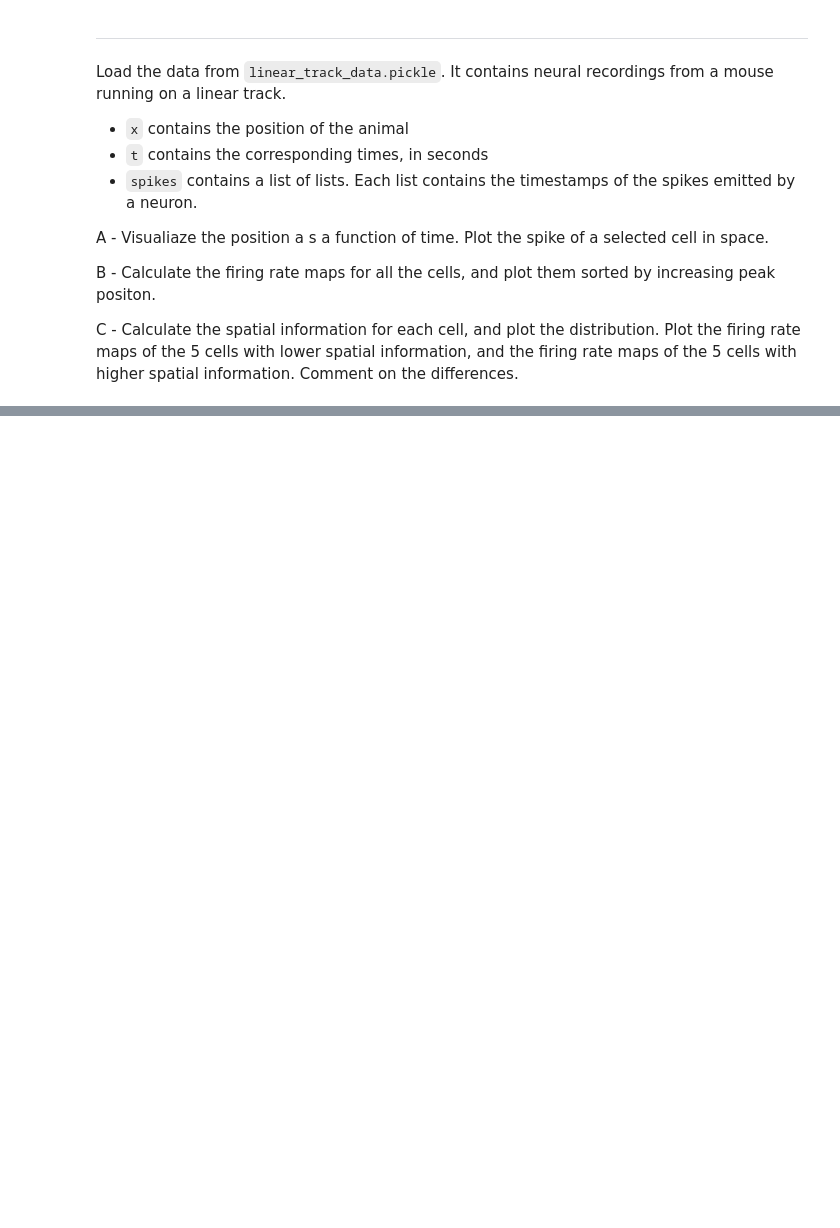
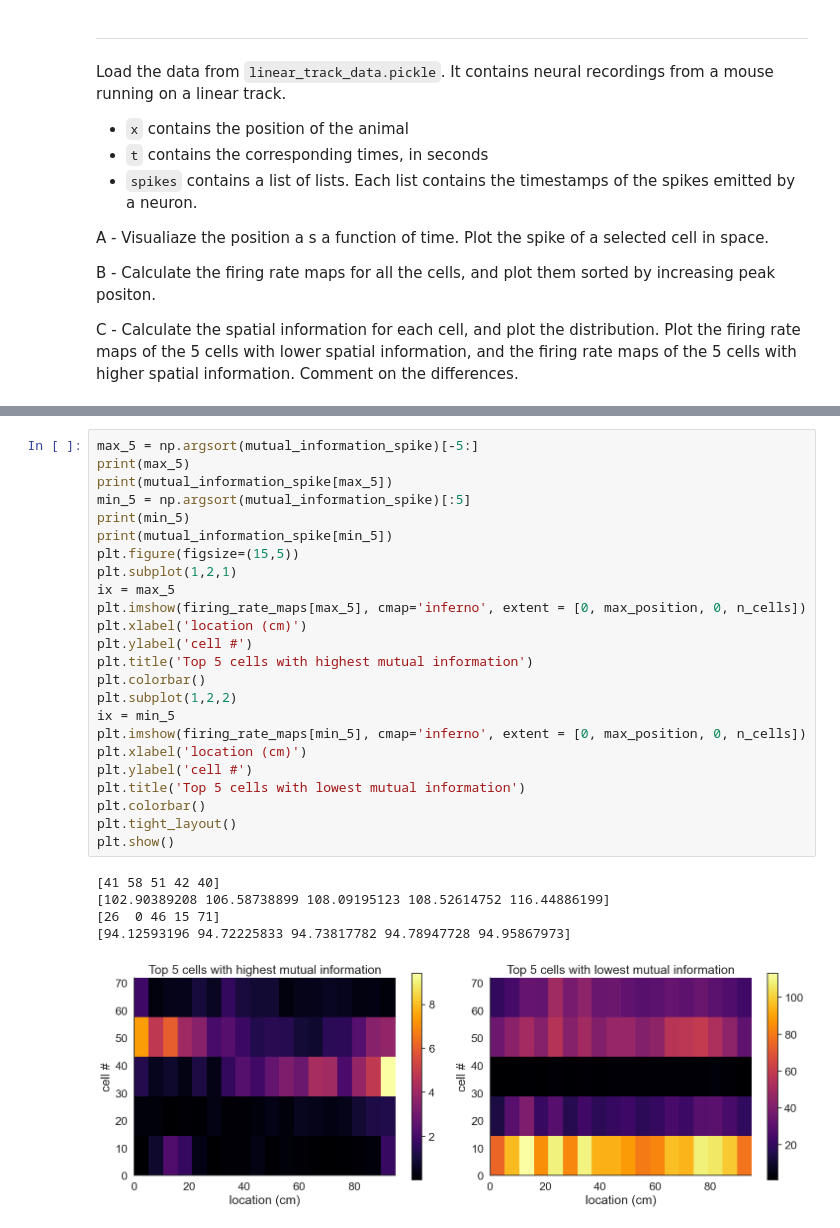
Before and after one commit to RubenVersteeg/neuroanalysis, a Jupyter notebook: single-cell-analysis-master/01-tuning-curves/exercises.ipynb, the cells around one changed output, grey strips where cells are left out. Cells and saved outputs as stored; diff of their text form; blank space fills up the shorter version.

```diff
--- a/single-cell-analysis-master/01-tuning-curves/exercises.ipynb
+++ b/single-cell-analysis-master/01-tuning-curves/exercises.ipynb
@@ -933,0 +1011,30 @@ C - Calculate the spatial information for each cell, and plot the distribution.
+# %%
+max_5 = np.argsort(mutual_information_spike)[-5:]
+print(max_5)
+print(mutual_information_spike[max_5])
+min_5 = np.argsort(mutual_information_spike)[:5]
+print(min_5)
+print(mutual_information_spike[min_5])
+plt.figure(figsize=(15,5))
+plt.subplot(1,2,1)
+ix = max_5
+plt.imshow(firing_rate_maps[max_5], cmap='inferno', extent = [0, max_position, 0, n_cells])
+plt.xlabel('location (cm)')
+plt.ylabel('cell #')
+plt.title('Top 5 cells with highest mutual information')
+plt.colorbar()
+plt.subplot(1,2,2)
+ix = min_5
+plt.imshow(firing_rate_maps[min_5], cmap='inferno', extent = [0, max_position, 0, n_cells])
+plt.xlabel('location (cm)')
+plt.ylabel('cell #')
+plt.title('Top 5 cells with lowest mutual information')
+plt.colorbar()
+plt.tight_layout()
+plt.show()
+# %% [output]
+[41 58 51 42 40]
+[102.90389208 106.58738899 108.09195123 108.52614752 116.44886199]
+[26  0 46 15 71]
+[94.12593196 94.72225833 94.73817782 94.78947728 94.95867973]
+[figure, added]
```
Also changed, not shown: parts of 29 cells of this notebook.
